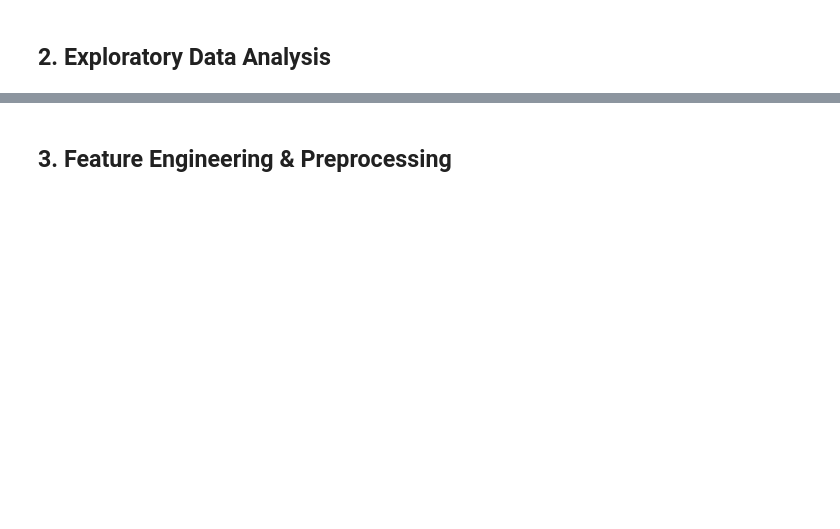
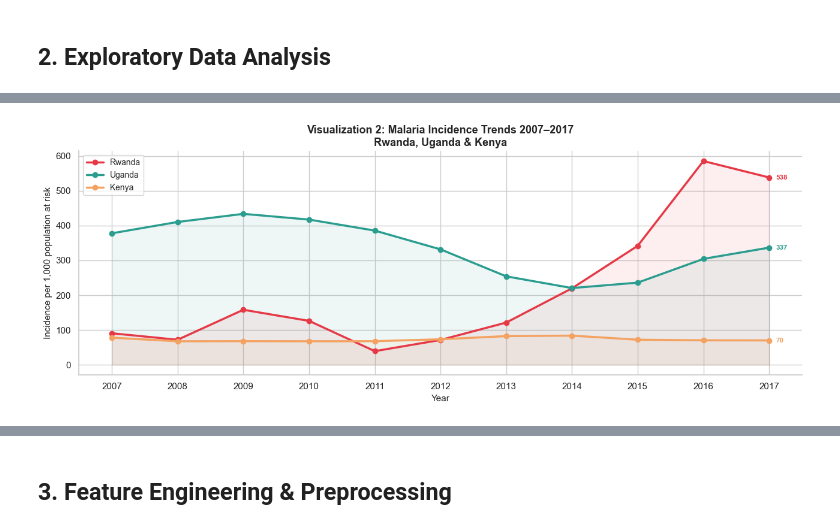
Before and after one commit to Elvin100s/Summative1, a Jupyter notebook: linear_regression_model/summative/linear_regression/multivariate.ipynb, the cells around one changed output, grey strips where cells are left out. Cells and saved outputs as stored; diff of their text form; code cells hidden in the pictures; blank space fills up the shorter version.

```diff
--- a/linear_regression_model/summative/linear_regression/multivariate.ipynb
+++ b/linear_regression_model/summative/linear_regression/multivariate.ipynb
@@ -69,13 +101 @@ df_raw.describe().round(2)
-# %%
-# ── 2c. Detect key columns dynamically ────────────────────────────────────
-incidence_col = [c for c in df_raw.columns if 'incidence' in c.lower()][0]
-country_col   = [c for c in df_raw.columns
-                 if 'country' in c.lower() and 'code' not in c.lower()][0]
-year_col      = [c for c in df_raw.columns if 'year' in c.lower()][0]
-
-print(f'Country column : "{country_col}"')
-print(f'Year column    : "{year_col}"')
-print(f'Target column  : "{incidence_col}"')
-print(f'\nUnique countries : {df_raw[country_col].nunique()}')
-print(f'Year range       : {int(df_raw[year_col].min())} – {int(df_raw[year_col].max())}')
 # %%
@@ -108,32 +128,31 @@ plt.show()
 # %%
-# Visualization 2 – Malaria Incidence Over Time
+# Visualization 2 – Malaria Incidence Over Time (East Africa)
 east_africa = ['Rwanda', 'Uganda', 'Kenya']
 colors      = ['#E63946', '#2A9D8F', '#F4A261']
 
 fig, ax = plt.subplots(figsize=(13, 5))
-
 for country, color in zip(east_africa, colors):
-    subset = df_raw[df_raw[country_col] == country].sort_values(year_col).dropna(subset=[incidence_col])
+    subset = df_raw[df_raw[country_col] == country].sort_values(year_col).dropna(subset=[TARGET])
     if len(subset) == 0:
         continue
-    ax.plot(subset[year_col], subset[incidence_col],
+    ax.plot(subset[year_col], subset[TARGET],
             marker='o', linewidth=2.5, label=country, color=color, markersize=6, zorder=3)
-    ax.fill_between(subset[year_col], subset[incidence_col], alpha=0.08, color=color)
-
-    # Annotate the 2017 (final) value only
+    ax.fill_between(subset[year_col], subset[TARGET], alpha=0.08, color=color)
     last = subset.iloc[-1]
-    ax.text(last[year_col] + 0.1, last[incidence_col],
-            f'{last[incidence_col]:.0f}', fontsize=8.5, color=color, fontweight='bold', va='center')
+    ax.text(last[year_col] + 0.1, last[TARGET],
+            f'{last[TARGET]:.0f}', fontsize=8.5, color=color, fontweight='bold', va='center')
 
 ax.set_title('Visualization 2: Malaria Incidence Trends 2007–2017\nRwanda, Uganda & Kenya',
              fontsize=13, fontweight='bold')
 ax.set_xlabel('Year', fontsize=11)
 ax.set_ylabel('Incidence per 1,000 population at risk', fontsize=11)
-ax.legend(fontsize=10, framealpha=0.9)
+ax.legend(fontsize=10)
 ax.set_xticks(df_raw[year_col].dropna().unique().astype(int))
 sns.despine()
 plt.tight_layout()
 plt.savefig('viz2_incidence_over_time.png', dpi=150)
 plt.show()
 # Uganda: highest burden; Rwanda: strong decline (national control program); Kenya: plateaued.
+# %% [output]
+[figure, added]
 # %%
```
Also changed, not shown: parts of 27 cells of this notebook, 4 other files.
